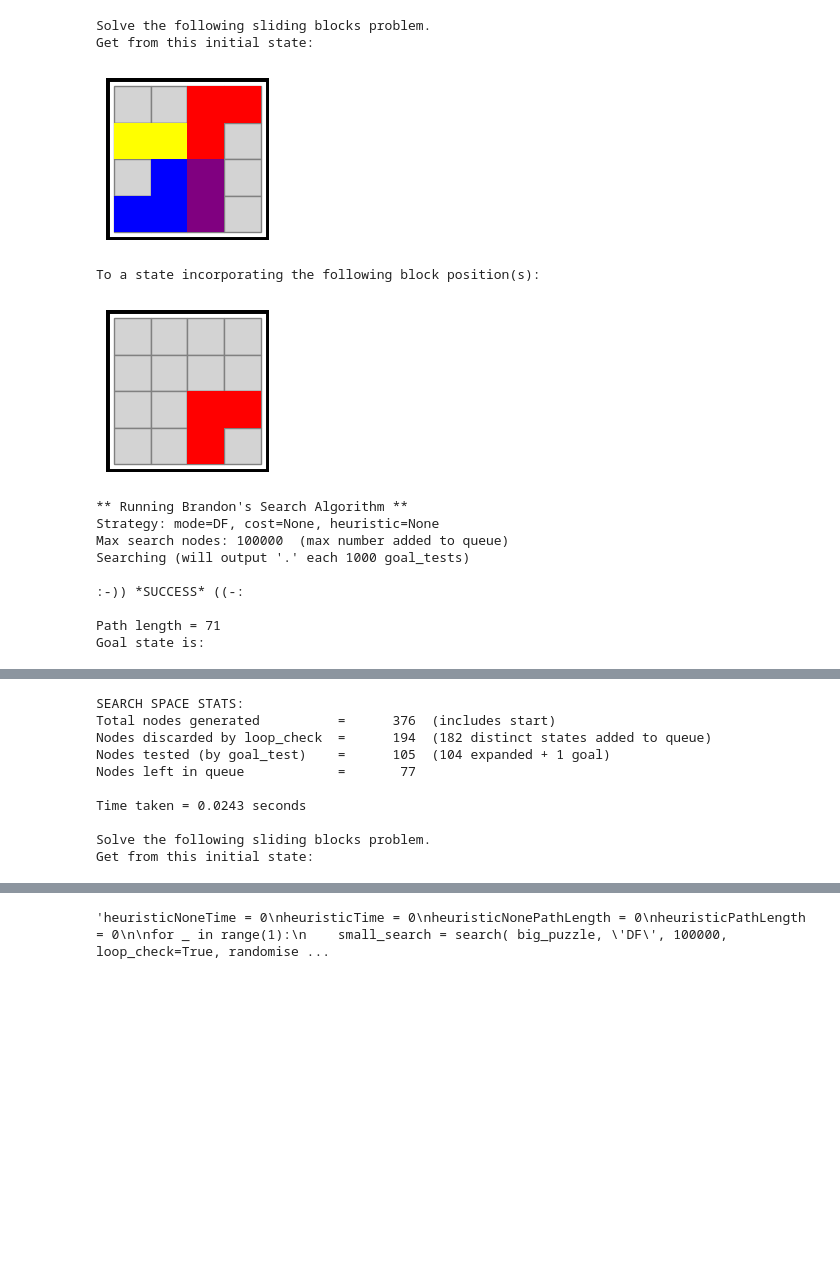
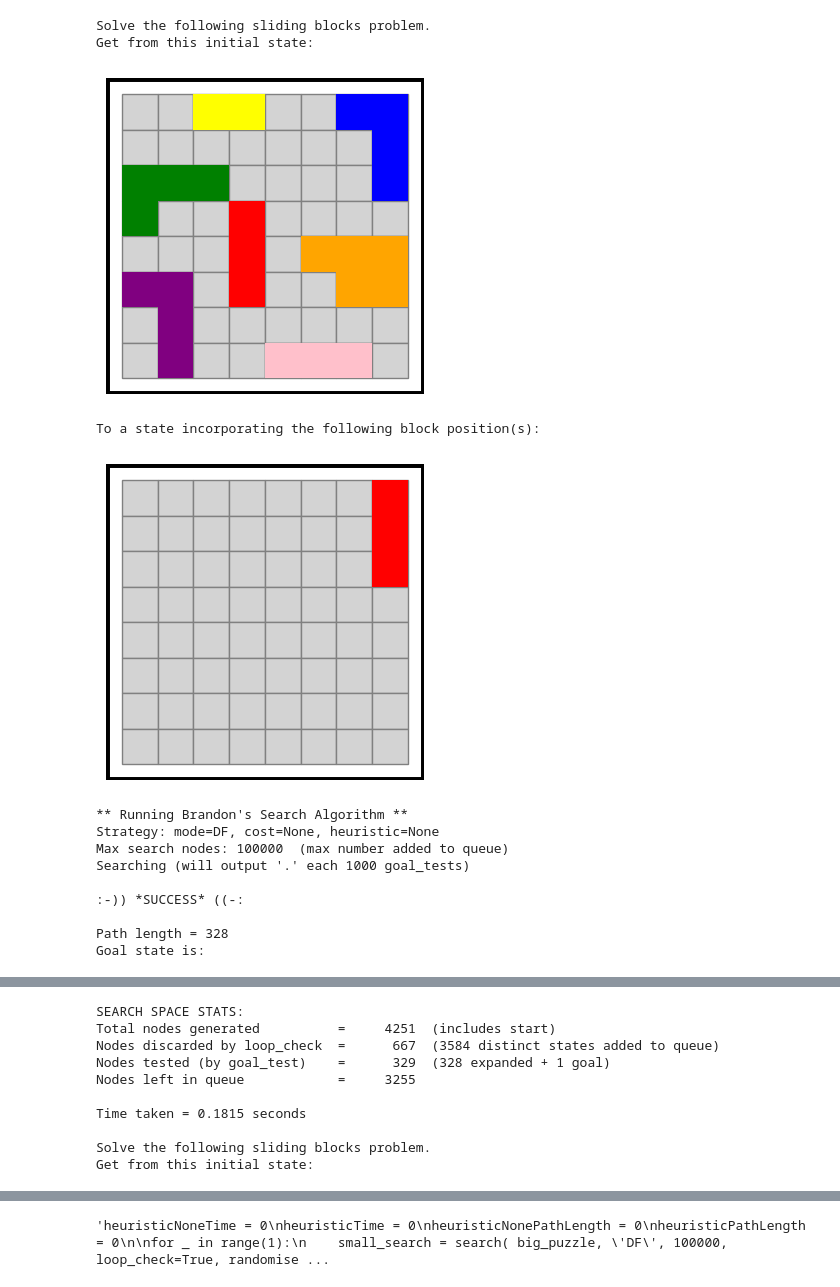
Before and after one commit to LouisJBishopL2B/comp2611-cw1, a Jupyter notebook: Part A.ipynb, the cells around one changed output, grey strips where cells are left out. Saved outputs shown, nothing was run; the diff lists cells and outputs as text; code cells hidden in the pictures; blank space fills up the shorter version.

Commit message:
Results are in

```diff
--- a/Part A.ipynb
+++ b/Part A.ipynb
@@ -284,7 +286,7 @@ def find_goal_position(goal, value):
 
 def manhatten_heuristic(state):
     # Determine the goal position
-    goal_i, goal_j = find_goal_position(small_goal, 1)
+    goal_i, goal_j = find_goal_position(big_goal, 1)
 
     # Find the position of the red block
     for i in range(len(state.blockstate)):
@@ -299,7 +301,7 @@ def manhatten_heuristic(state):
 import math
 def euclidean_heuristic(state):
     # Determine the goal position
-    goal_i, goal_j = find_goal_position(small_goal, 1)
+    goal_i, goal_j = find_goal_position(big_goal, 1)
 
     # Find the position of the red block
     for i in range(len(state.blockstate)):
@@ -313,7 +315,7 @@ def euclidean_heuristic(state):
 
 def chebyshev_heuristic(state):
     # Determine the goal position
-    goal_i, goal_j = find_goal_position(small_goal, 1)
+    goal_i, goal_j = find_goal_position(big_goal, 1)
 
     # Find the position of the red block
     for i in range(len(state.blockstate)):
@@ -372,8 +374,8 @@ def chebyshev_heuristic(state):
 #     time = round( test['search_stats']['time_taken'], 2 )
 #     print( f"{i:>3}: {max:>8}    {stc}  {ng:>8} {nq:>8}     {time} ")
 # %%
-iterations = 1
-puzzle = small_puzzle
+iterations = 10
+puzzle = big_puzzle
 
 # Specify symbols for termination conditions:
 short_tc = {"GOAL_STATE_FOUND"     : "Y",
@@ -387,37 +389,51 @@ search_types = {
     'Best_M': {'search_type': 'DF', 'heuristic': manhatten_heuristic, 'cost': None},
     'Best_E': {'search_type': 'DF', 'heuristic': euclidean_heuristic, 'cost': None},
     'Best_C': {'search_type': 'DF', 'heuristic': chebyshev_heuristic, 'cost': None},
     'A*_M': {'search_type': 'DF', 'heuristic': manhatten_heuristic, 'cost': puzzle.cost},
     'A*_E': {'search_type': 'DF', 'heuristic': euclidean_heuristic, 'cost': puzzle.cost},
     'A*_C': {'search_type': 'DF', 'heuristic': chebyshev_heuristic, 'cost': puzzle.cost}
 }
 
 # Initialize accumulators for each search
-search_stats = {search_type: {'max_nodes': 0, 'ng': 0, 'nq': 0, 'time': 0} for search_type in search_types}
+search_stats = {search_type: {'max_nodes': 0, 'ng': 0, 'nq': 0, 'time': 0, 'termination_condition': 'SEARH-SPACE_EXHAUSTED'} for search_type in search_types}
 
 for _ in range(iterations):
     for search_type, params in search_types.items():
         # Perform the search
         search_result = search(puzzle, params['search_type'], 100000, loop_check=True, randomise=True, show_state_path=False, return_info=True, show_path=False, heuristic=params['heuristic'], cost=params['cost'])
 
         # Update the stats
         search_stats[search_type]['max_nodes'] += search_result['args']['max_nodes']
         search_stats[search_type]['ng'] += search_result['search_stats']['nodes_generated']
         search_stats[search_type]['nq'] += search_result['search_stats']['nodes_left_in_queue']
         search_stats[search_type]['time'] += round(search_result['search_stats']['time_taken'], 8)
 
+        # Update termination condition
+        if search_result['result']['termination_condition'] == 'GOAL_STATE_FOUND':
+            search_stats[search_type]['termination_condition'] = 'GOAL_STATE_FOUND'
+        elif search_result['result']['termination_condition'] == 'NODE_LIMIT_EXCEEDED' and search_stats[search_type]['termination_condition'] != 'GOAL_STATE_FOUND':
+            search_stats[search_type]['termination_condition'] = 'NODE_LIMIT_EXCEEDED'
+
 # Calculate averages
 for search_type in search_types:
     search_stats[search_type]['max_nodes'] /= iterations
     search_stats[search_type]['ng'] /= iterations
     search_stats[search_type]['nq'] /= iterations
     search_stats[search_type]['time'] /= iterations
+
+
+# Calculate averages
+for search_type in search_types:
+    search_stats[search_type]['max_nodes'] /= iterations
+    search_stats[search_type]['ng'] /= iterations
+    search_stats[search_type]['nq'] /= iterations
+    search_stats[search_type]['time'] /= iterations
 # %% [output]
 Solve the following sliding blocks problem.
 Get from this initial state:
-[figure, old version]
+[figure, new version]
 To a state incorporating the following block position(s):
-[figure, old version]
+[figure, new version]
 ** Running Brandon's Search Algorithm **
 Strategy: mode=DF, cost=None, heuristic=None
 Max search nodes: 100000  (max number added to queue)
@@ -425,5 +441,5 @@ Searching (will output '.' each 1000 goal_tests)
 
 :-)) *SUCCESS* ((-:
 
-Path length = 71
+Path length = 328
 Goal state is:
@@ -431,10 +447,10 @@ Goal state is:
 SEARCH SPACE STATS:
-Total nodes generated          =      376  (includes start)
-Nodes discarded by loop_check  =      194  (182 distinct states added to queue)
-Nodes tested (by goal_test)    =      105  (104 expanded + 1 goal)
-Nodes left in queue            =       77
+Total nodes generated          =     4251  (includes start)
+Nodes discarded by loop_check  =      667  (3584 distinct states added to queue)
+Nodes tested (by goal_test)    =      329  (328 expanded + 1 goal)
+Nodes left in queue            =     3255
 
-Time taken = 0.0243 seconds
+Time taken = 0.1815 seconds
 
 Solve the following sliding blocks problem.
 Get from this initial state:
```
Also changed, not shown: parts of 3 cells of this notebook, 1 other file.
